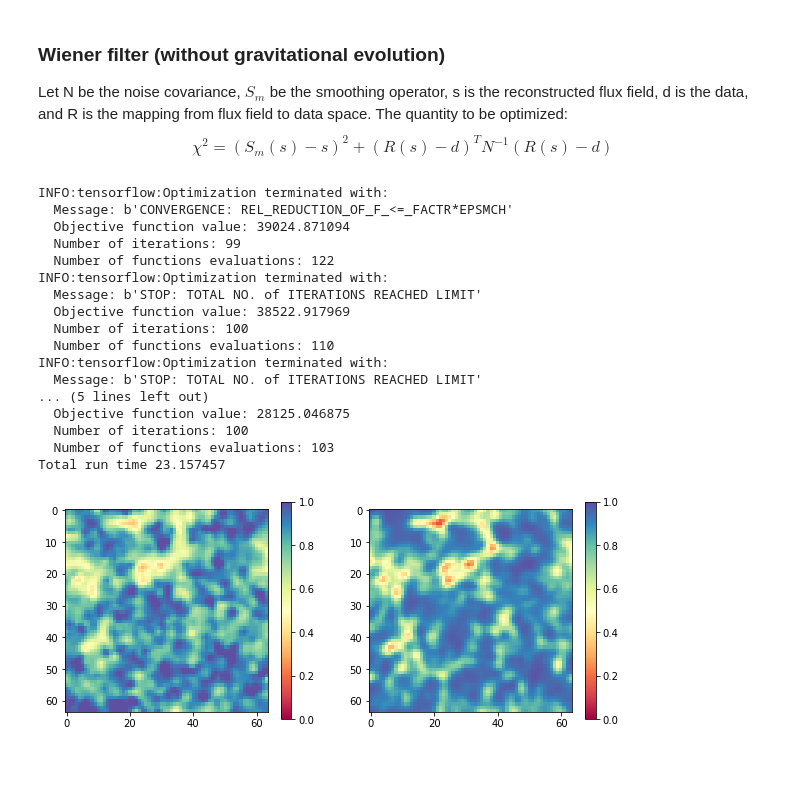
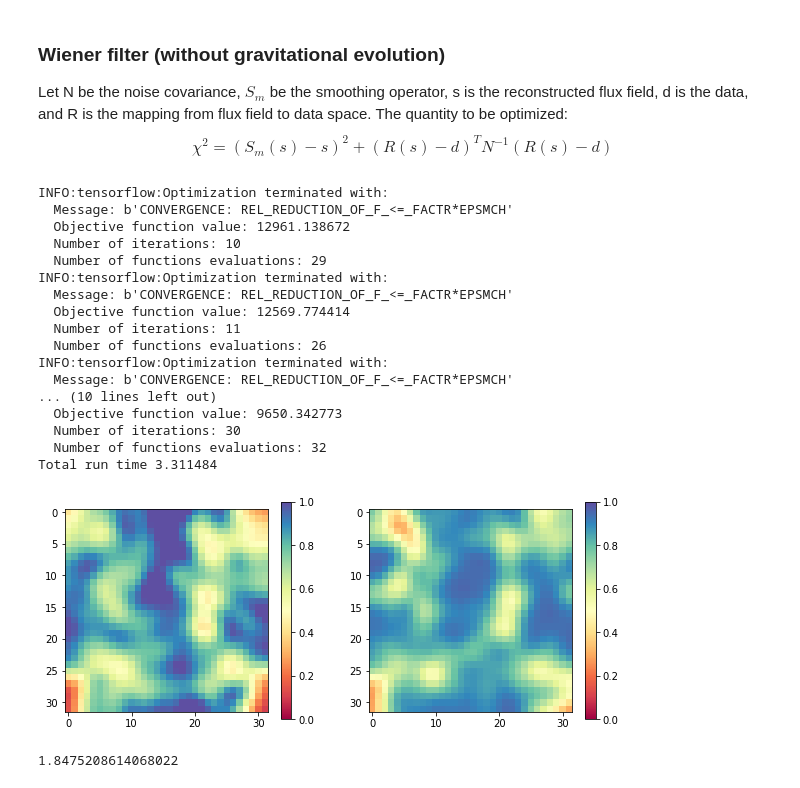
Before and after one commit to lizihao1008/Spectra, a Jupyter notebook: Optimization2.ipynb, the cells around one changed output. Cells and saved outputs as stored; diff of their text form; code cells hidden in the pictures.

```diff
--- a/Optimization2.ipynb
+++ b/Optimization2.ipynb
@@ -21,7 +24,7 @@ ipklin = iuspline(klin, plin)
 # %% [output]
 [figure]
 # %%
-n=64
+n=32
 uni = universe(bs=n, nc=n,z_f=2.0,ipklin = ipklin )
 uni.evolv()
 # %% [output]
@@ -31,5 +34,5 @@ Total run time 8.498363733291626
 # %%
-n_los = 2000
+n_los = 300
 mock_lya = lya_survey(uni,10,10,sm=0.5,n_skewers=n_los)
 mock_lya.select_skewers()
 imshow(np.exp(-1*uni.final_tau_RSD[0,:,:,0]),cmap="Blues")
@@ -214,4 +227,11 @@ def loss(inputs, data, inverse_covar):
 # %%
+def loss(inputs, data, inverse_covar):
+
+    residual = tf.subtract(inputs, data)
+    a = tf.sparse.sparse_dense_matmul(inverse_covar, residual,adjoint_b=True)
+    value = tf.matmul(residual,a)
+    return value
+
 tf.reset_default_graph()
 lya=mock_lya
 
@@ -220,62 +240,74 @@ xx = tf.placeholder(tf.float32, shape=(1, n, n, n)) #Starting Point
 initial=tf.Variable(zeros(shape=(1,n,n,n)),dtype='float32',trainable=True)
 
 RSD_tau = tf.multiply(initial,1)
-flux_s = K.exp(-RSD_tau)
+
 Rs = tf.placeholder(tf.float64, shape = [1], name='smoothing')
 sum_op = reduce_sum_det
 
 Rsm = tf.multiply(Rs, 1)
 kvec = fftk((n,n,n), symmetric=False)
-kmesh = sum((kk)**2 for kk in kvec)**0.5
+# kmesh = __builtin__.sum((kk)**2 for kk in kvec)**0.5
+kmesh = __builtin__.sum((np.array(kvec,dtype=object))**2)**0.5
 pkmesh = ipklin(kmesh)
 
+flux = K.exp(-RSD_tau)
+flux_s = smoothing(flux,Rsm,kmesh,n)
 yy_lya = tf.placeholder(tf.float32, [lya.skewers_fin.shape[0]]) #lya flux
 flux_val = flowpm.cic_readout(flux_s,np.array(lya.skewers_fin,dtype=np.float32).reshape(1,-1,3))
-
+# flux_val = flowpm.cic_readout(flux,np.array(lya.skewers_fin,dtype=np.float32).reshape(1,-1,3))
 #The chi^2 we want to minimize
-obj_fun = loss(flux_val,yy_lya,lya.inverse_covar)+sum_op(tf.square(tf.subtract(flux_s,smoothing(flux_s,Rsm,kmesh,n))))
 # %%
+obj_fun = loss(flux_val,yy_lya,lya.inverse_covar)+2*sum_op(tf.square(tf.subtract(flux_s,flux)))
 sess = tf.Session()
 sess.run(tf.compat.v1.global_variables_initializer())
-sess.run(RSD_tau)
-
-annel_steps = [3,2,1,0]
-maxiter = [100,100,100,100]
+# sess.run(RSD_tau)
+gtol=1e-5/512
+anneal_steps = [3,2,1.5,1,0.7]
+maxiter = [50,50,50,60,30]
+# anneal_steps = [1,0.7]
+# maxiter = [200,200]
+# vals_clip = np.clip(lya.vals_observed,None,1)
 time_start = time.time()
-for nn,r0 in enumerate(annel_steps):
+for nn,r0 in enumerate(anneal_steps):
     opt = ScipyOptimizerInterface(obj_fun, var_list=[initial], method='L-BFGS-B',options={'maxiter': maxiter[nn], 'gtol':gtol,'disp': True})
     z = opt.minimize(sess, {yy_lya:lya.vals_observed,Rs:[r0]})
 time_end = time.time()
 print('Total run time %f'%(time_end-time_start))
-recon_RSD_tau2,recon_flux2 = sess.run([ RSD_tau,flux_val],{ yy_lya:lya.vals_observed,Rs:[1]})
+recon_RSD_tau2,recon_flux2 = sess.run([RSD_tau,flux_val],{yy_lya:lya.vals_observed,Rs:[0]})
 # %% [output]
 INFO:tensorflow:Optimization terminated with:
   Message: b'CONVERGENCE: REL_REDUCTION_OF_F_<=_FACTR*EPSMCH'
-  Objective function value: 39024.871094
-  Number of iterations: 99
-  Number of functions evaluations: 122
+  Objective function value: 12961.138672
+  Number of iterations: 10
+  Number of functions evaluations: 29
 INFO:tensorflow:Optimization terminated with:
-  Message: b'STOP: TOTAL NO. of ITERATIONS REACHED LIMIT'
-  Objective function value: 38522.917969
-  Number of iterations: 100
-  Number of functions evaluations: 110
+  Message: b'CONVERGENCE: REL_REDUCTION_OF_F_<=_FACTR*EPSMCH'
+  Objective function value: 12569.774414
+  Number of iterations: 11
+  Number of functions evaluations: 26
 INFO:tensorflow:Optimization terminated with:
-  Message: b'STOP: TOTAL NO. of ITERATIONS REACHED LIMIT'
-... (5 lines left out)
-  Objective function value: 28125.046875
-  Number of iterations: 100
-  Number of functions evaluations: 103
-Total run time 23.157457
+  Message: b'CONVERGENCE: REL_REDUCTION_OF_F_<=_FACTR*EPSMCH'
+... (10 lines left out)
+  Objective function value: 9650.342773
+  Number of iterations: 30
+  Number of functions evaluations: 32
+Total run time 3.311484
 # %%
-i=0
+i=5
+sigma=1.4
 fig = figure(figsize=(10,4))
 fig.add_subplot(121)
-imshow(ndimage.gaussian_filter(exp(-recon_RSD_tau2[0,:,:,i]),1),vmin=0,vmax=1,cmap="Spectral")
+imshow(ndimage.gaussian_filter(exp(-recon_RSD_tau2[0,:,:,i]),sigma),vmin=0,vmax=1,cmap="Spectral")
 colorbar()
 fig.add_subplot(122)
-imshow(ndimage.gaussian_filter(exp(-uni.final_tau_RSD[0,:,:,i]),1),vmin=0,vmax=1,cmap="Spectral")
+imshow(ndimage.gaussian_filter(exp(-uni.final_tau_RSD[0,:,:,i]),sigma),vmin=0,vmax=1,cmap="Spectral")
 colorbar()
 show()
 # %% [output]
-[figure, old version]
+[figure, new version]
+# %%
+d_los=n/sqrt(n_los)
+d_los
+# %% [output]
+1.8475208614068022
 # %%
```
Also changed, not shown: parts of 40 cells of this notebook.
